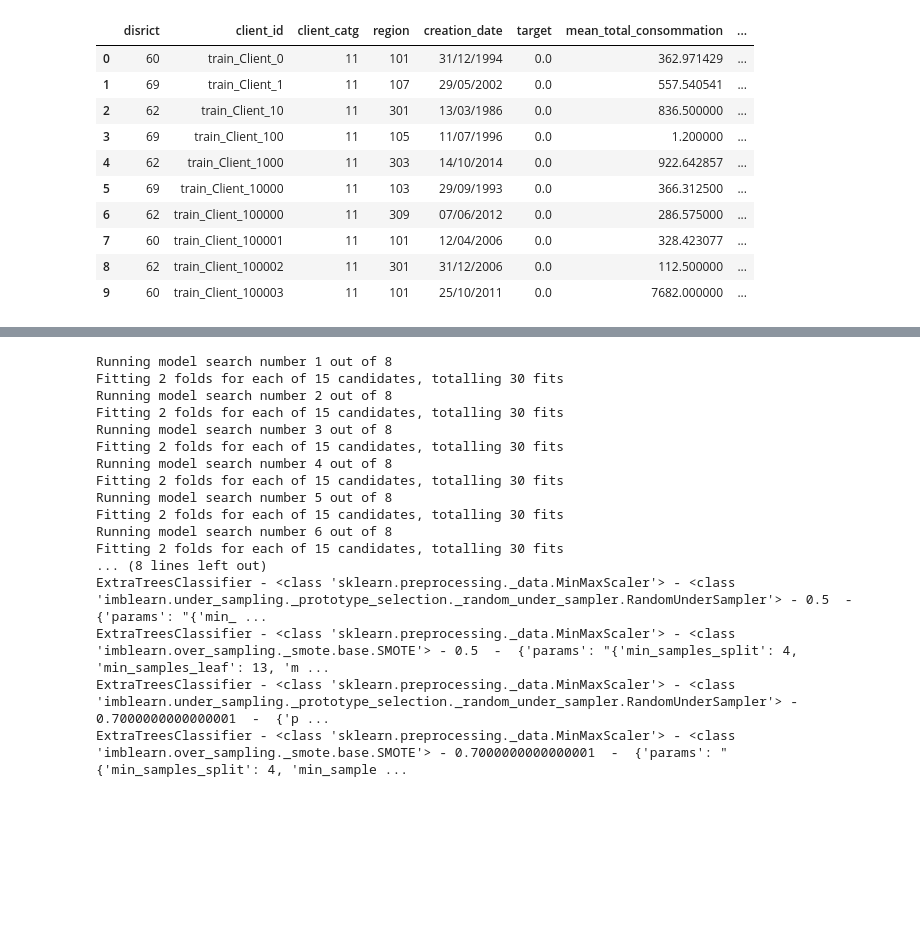
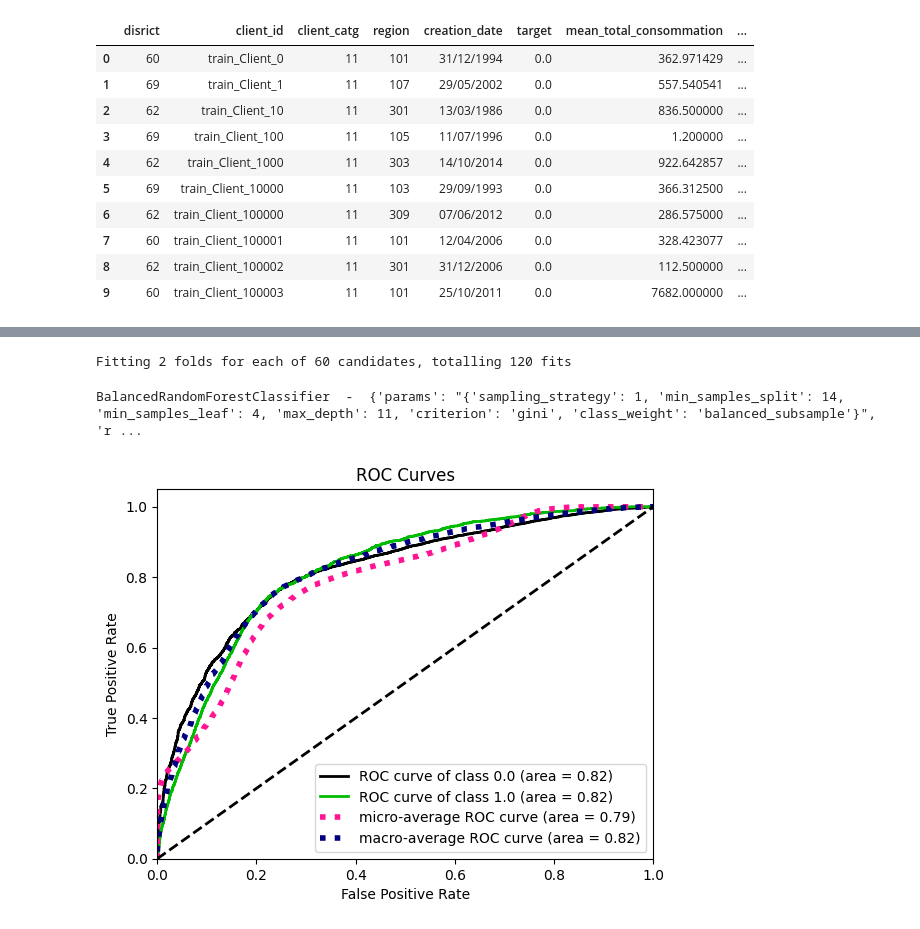
Before and after one commit to vlampe/fraud-detection-ML-project, a Jupyter notebook: EDA.ipynb, the cells around one changed output, grey strips where cells are left out. Saved outputs shown, nothing was run; the diff lists cells and outputs as text; code cells hidden in the pictures; blank space fills up the shorter version.

```diff
--- a/EDA.ipynb
+++ b/EDA.ipynb
@@ -321,3 +432,49 @@ Resampled dataset shape 22698
+# %%
+## not much (maybe a little) better
+
+models = {
+    BalancedRandomForestClassifier: {
+       # "n_estimators": [],
+        "criterion": ['gini', 'entropy'],
+        "max_depth": list(range(2, 12)),
+        "min_samples_split": list(range(2, 25, 2)),
+        "min_samples_leaf": list((range(4, 25, 3))),
+        "sampling_strategy": [0.6, 0.8, 1],
+        "class_weight": ['balanced', 'balanced_subsample']
+    }
+}
+
+
+X_train, X_test, y_train, y_test = train_test_split(X, y, test_size=0.3, random_state=0)
+results = {}
+for model, params in models.items():
+    #print(f"Running model search number {i} out of {length}")
+    #i += 1
+    # gs = GridSearchCV(estimator=model(), param_grid=params, scoring=['f1', 'accuracy', 'recall'], refit='f1', cv=5, verbose=1, n_jobs=-1)
+    #gs = GridSearchCV(estimator=model(), param_grid=params, scoring='roc_auc', refit='roc_auc', cv=2, verbose=1, n_jobs=-1)
+    gs = RandomizedSearchCV(estimator=model(), param_distributions=params, scoring='roc_auc', refit='roc_auc', n_iter=60, cv=2, verbose=1, n_jobs=-1)
+    gs.fit(X_train, y_train)
+    tn, fp, fn, tp = confusion_matrix(y_test, gs.predict(X_test)).ravel()
+    results[f"{str(gs.best_estimator_).split('(')[0]}"] = {'params': f'{gs.best_params_}', 'refit': f'{gs.best_score_}', 'roc_auc_test': f"{roc_auc_score(y_test, gs.predict_proba(X_test)[:, 1])}", 'tn': f'{tn}', 'fp': f'{fp}', 'fn': f'{fn}', 'tp': f'{tp}'}
+# %% [output]
+Fitting 2 folds for each of 60 candidates, totalling 120 fits
+# %%
+for key, value in results.items():
+    print(key, ' - ', value)
+
+
+# plot ROC curve
+import scikitplot as skplt
+import matplotlib.pyplot as plt
+#
+#
+y_true = y_test # ground truth labels
+y_probas = gs.predict_proba(X_test)# predicted probabilities generated by sklearn classifier
+skplt.metrics.plot_roc_curve(y_true, y_probas)
+plt.show()
+# %% [output]
+BalancedRandomForestClassifier  -  {'params': "{'sampling_strategy': 1, 'min_samples_split': 14, 'min_samples_leaf': 4, 'max_depth': 11, 'criterion': 'gini', 'class_weight': 'balanced_subsample'}", 'r ...
+[figure, added]
 # %%
 '''models = {
     KNeighborsClassifier: {
@@ -361,11 +518,14 @@ Resampled dataset shape 22698
 }'''
 
 models = {
-    ExtraTreesClassifier: {
-        "criterion": ['gini', 'entropy', 'log_loss'],
+    BalancedRandomForestClassifier: {
+       # "n_estimators": [],
+        "criterion": ['gini', 'entropy'],
         "max_depth": list(range(2, 12)),
         "min_samples_split": list(range(2, 25, 2)),
-        "min_samples_leaf": list((range(4, 25, 3)))
+        "min_samples_leaf": list((range(4, 25, 3))),
+        "sampling_strategy": [0.6, 0.8, 1],
+        "class_weight": ['balanced', 'balanced_subsample']
     }
 }
 
@@ -407,23 +567,5 @@ for sampling_strategy in sampling_strategies:
 
 for key, value in results.items():
     print(key, ' - ', value)
-# %% [output]
-Running model search number 1 out of 8
-Fitting 2 folds for each of 15 candidates, totalling 30 fits
-Running model search number 2 out of 8
-Fitting 2 folds for each of 15 candidates, totalling 30 fits
-Running model search number 3 out of 8
-Fitting 2 folds for each of 15 candidates, totalling 30 fits
-Running model search number 4 out of 8
-Fitting 2 folds for each of 15 candidates, totalling 30 fits
-Running model search number 5 out of 8
-Fitting 2 folds for each of 15 candidates, totalling 30 fits
-Running model search number 6 out of 8
-Fitting 2 folds for each of 15 candidates, totalling 30 fits
-... (8 lines left out)
-ExtraTreesClassifier - <class 'sklearn.preprocessing._data.MinMaxScaler'> - <class 'imblearn.under_sampling._prototype_selection._random_under_sampler.RandomUnderSampler'> - 0.5  -  {'params': "{'min_ ...
-ExtraTreesClassifier - <class 'sklearn.preprocessing._data.MinMaxScaler'> - <class 'imblearn.over_sampling._smote.base.SMOTE'> - 0.5  -  {'params': "{'min_samples_split': 4, 'min_samples_leaf': 13, 'm ...
-ExtraTreesClassifier - <class 'sklearn.preprocessing._data.MinMaxScaler'> - <class 'imblearn.under_sampling._prototype_selection._random_under_sampler.RandomUnderSampler'> - 0.7000000000000001  -  {'p ...
-ExtraTreesClassifier - <class 'sklearn.preprocessing._data.MinMaxScaler'> - <class 'imblearn.over_sampling._smote.base.SMOTE'> - 0.7000000000000001  -  {'params': "{'min_samples_split': 4, 'min_sample ...
 # %%
 # sns.heatmap(confusion_matrix(y_test, gs.predict(X_test_scaled)), square=True, annot=True, fmt='d', cbar=False)
```
Also changed, not shown: parts of 19 cells of this notebook.
